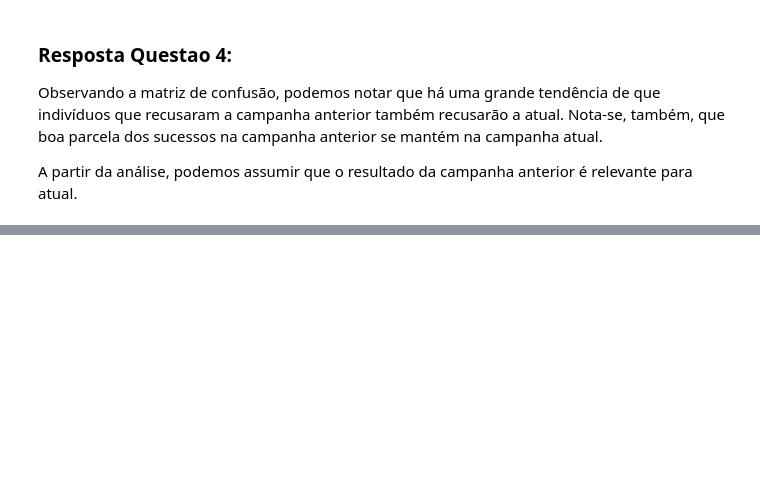
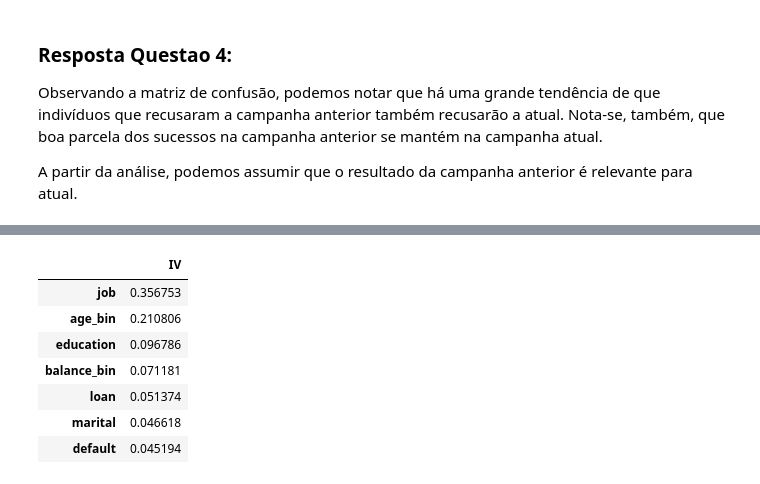
Before and after one commit to Alro10/data-science-bank-teste, a Jupyter notebook: src/Analysis.ipynb, the cells around one changed output, grey strips where cells are left out. Drawn from its saved outputs; the diff is of its cells as text; code cells hidden in the pictures; blank space fills up the shorter version.

```diff
--- a/src/Analysis.ipynb
+++ b/src/Analysis.ipynb
@@ -282,0 +356,21 @@ A partir da análise, podemos assumir que o resultado da campanha anterior é re
+# %%
+def iv(df, col, targ):
+    event_total = len(df[df[targ]=='yes'])
+    nonevent_total = len(df[df[targ]=='no'])
+
+    elements = list(df[col].unique())
+    woe_vals = []
+    iv_vals = []
+
+    # Dividimos os dados em dois grupos: evento e não-evento
+    event = df[df[targ]=='yes']
+    nonevent = df[df[targ]=='no']
+
+    # Calculamos WoE e IV para cada uma das variaveis de uma coluna
+    for e in elements:
+        event_percent = len(event[event[col]==e])/event_total
+        nonevent_percent = len(nonevent[nonevent[col]==e])/event_total
+        woe_vals.append(np.log(event_percent/nonevent_percent))
+        iv_vals.append((event_percent-nonevent_percent)*woe_vals[-1])
+
+    return pd.DataFrame(zip(woe_vals, iv_vals), index=elements, columns=['woe','iv'])
@@ -282,0 +393,18 @@ A partir da análise, podemos assumir que o resultado da campanha anterior é re
+# %%
+# Aplicando a funcao iv
+iv_totals = []
+index = list(df.drop('housing', axis=1).keys())
+for att in index:
+    iv_totals.append(iv(df, att, 'housing')['iv'].sum())
+
+df_iv = pd.DataFrame(iv_totals, index=index, columns=['IV'])
+df_iv.sort_values(by='IV', ascending=False)
+# %% [output]
+|  | IV |
+| job | 0.356753 |
+| age_bin | 0.210806 |
+| education | 0.096786 |
+| balance_bin | 0.071181 |
+| loan | 0.051374 |
+| marital | 0.046618 |
+| default | 0.045194 |
```
Also changed, not shown: parts of 10 cells of this notebook.
